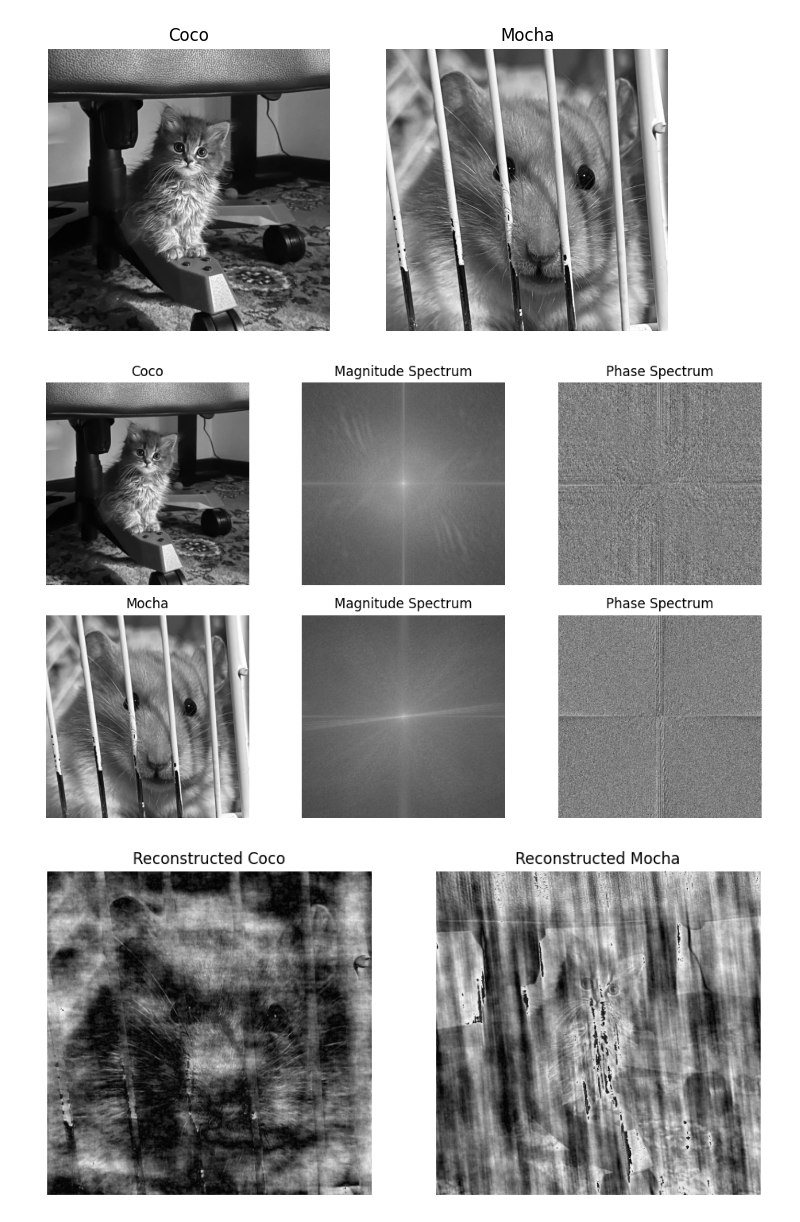
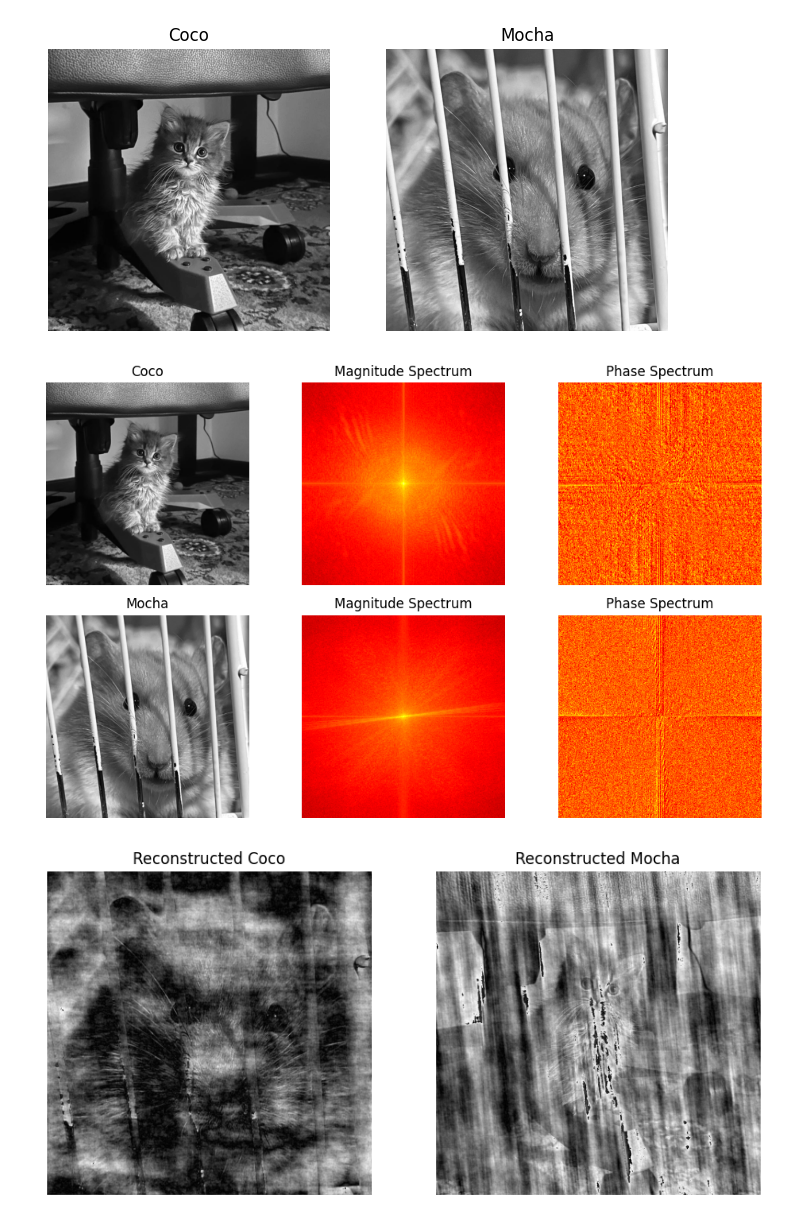
Before and after one commit to always-maap/Computer-Vision, a Jupyter notebook: fourier_transform.ipynb, the cells around one changed output. Saved outputs shown, nothing was run; the diff lists cells and outputs as text; code cells hidden in the pictures.

```diff
--- a/fourier_transform.ipynb
+++ b/fourier_transform.ipynb
@@ -25,32 +22,35 @@ plt.show()
 # %%
 # fourier transform of image1
 f1 = np.fft.fft2(image1)
 fshift1 = np.fft.fftshift(f1)
 magnitude_spectrum1 = 20*np.log(np.abs(fshift1))
 phase_spectrum1 = np.angle(fshift1)
 
 # fourier transform of image2
 f2 = np.fft.fft2(image2)
 fshift2 = np.fft.fftshift(f2)
 magnitude_spectrum2 = 20*np.log(np.abs(fshift2))
 phase_spectrum2 = np.angle(fshift2)
 
 fig, axes = plt.subplots(2, 3, figsize=(10, 6))
 d = [{'image': image1, 'title': 'Coco'},
      {'image': magnitude_spectrum1, 'title': 'Magnitude Spectrum'},
      {'image': phase_spectrum1, 'title': 'Phase Spectrum'},
      {'image': image2, 'title': 'Mocha'},
      {'image': magnitude_spectrum2, 'title': 'Magnitude Spectrum'},
      {'image': phase_spectrum2, 'title': 'Phase Spectrum'}]
 for i in range(2):
     for j in range(3):
-        axes[i][j].imshow(d[i*3+j]["image"], cmap='gray')
+        if j == 0:
+            axes[i][j].imshow(d[i*3+j]["image"], cmap='gray')
+        else:
+            axes[i][j].imshow(d[i*3+j]["image"], cmap='hot')
         axes[i][j].set_title(d[i*3+j]["title"])
         axes[i][j].axis('off')
 plt.tight_layout()
 plt.show()
 # %% [output]
-[figure, old version]
+[figure, new version]
 # %%
 # reconstruct image1
 magnitude1 = np.exp(magnitude_spectrum1 / 20)
```
Also changed, not shown: parts of 1 cell of this notebook, 4 other files.
